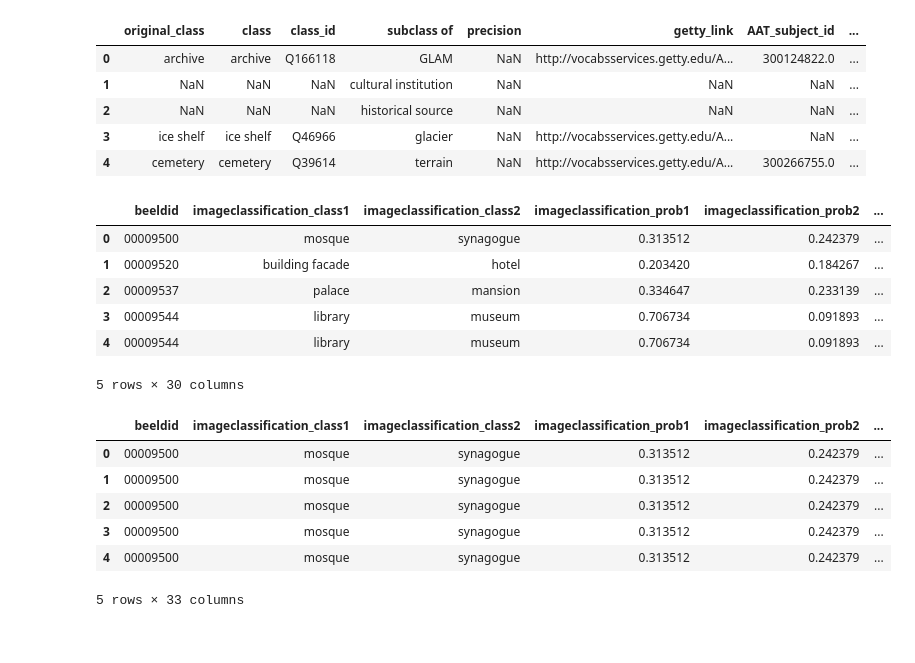
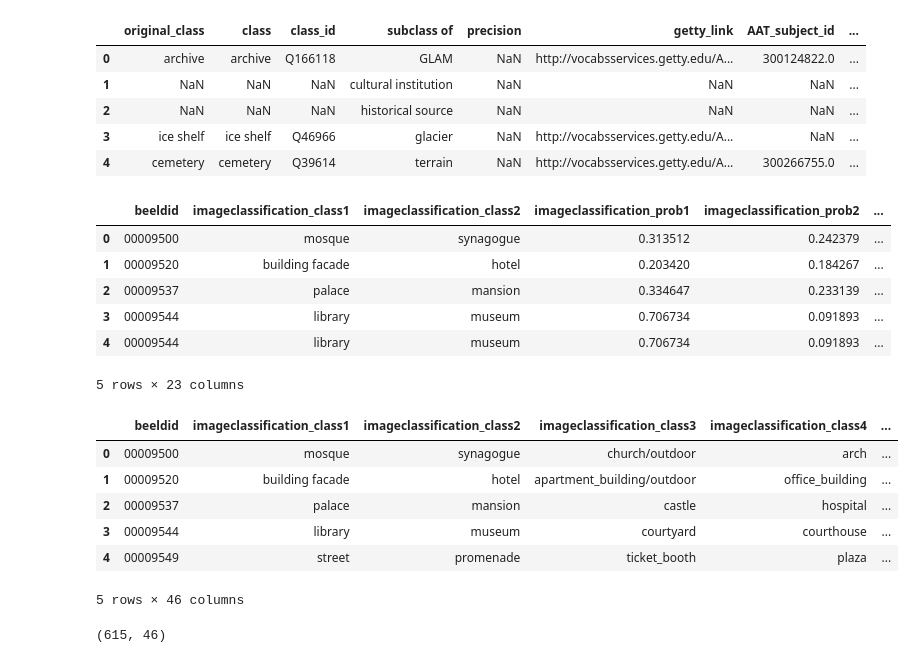
Before and after one commit to DalavanCloud/UGESCO, a Jupyter notebook: main_notebook.ipynb, the cells around one changed output. Drawn from its saved outputs; the diff is of its cells as text; code cells hidden in the pictures.

```diff
--- a/main_notebook.ipynb
+++ b/main_notebook.ipynb
@@ -50,6 +54,6 @@ data.head(20)
 # %%
-#Drop temporal columns
-to_drop = [c for c in data.columns if c.startswith('temporal')]
+#Drop temporal and void columns
+to_drop = [c for c in data.columns if c.startswith('temporal') or c.endswith('spatial')]
 data.drop(to_drop, axis=1, inplace=True)
 data.head()
 # %% [output]
@@ -88,13 +93,13 @@ class_places.head()
 | 4 | cemetery | cemetery | Q39614 | terrain | NaN | http://vocabsservices.getty.edu/A... | 300266755.0 | ... |
 # %%
 # join/merge with classes_places.csv to get the class_ids
-data = pd.merge(data, class_places, how='left', left_on=['imageclassification_class1'], right_on=['original_class'])
+data = pd.merge(data, class_places[['class_id', 'original_class']], how='left', left_on=['imageclassification_class1'], right_on=['original_class'])
 data = data.rename(columns={'class_id': 'class_id1'})
 # %%
-data = pd.merge(data, class_places, how='left', left_on=['imageclassification_class2'], right_on=['original_class'], suffixes=['', '_x'])
+data = pd.merge(data, class_places[['class_id', 'original_class']], how='left', left_on=['imageclassification_class2'], right_on=['original_class'], suffixes=['', '_x'])
 data = data.rename(columns={'class_id': 'class_id2'})
 # %%
-to_drop = [c for c in data.columns if c.endswith('_x') or c.endswith('_y') or c.startswith('AAT')]
+to_drop = [c for c in data.columns if c.startswith('original_')]
 data.drop(to_drop, axis=1, inplace=True)
 data.head()
 # %% [output]
@@ -104,21 +109,25 @@ data.head()
 | 2 | 00009537 | palace | mansion | 0.334647 | 0.233139 | ... |
 | 3 | 00009544 | library | museum | 0.706734 | 0.091893 | ... |
 | 4 | 00009544 | library | museum | 0.706734 | 0.091893 | ... |
-5 rows × 30 columns
+5 rows × 23 columns
 # %%
-#join/merge with pallas_photothèque to get the keywords
-phototeque = pd.read_csv("data/phototheque_pallas.csv", encoding="utf8", dtype={'beeldid': str})
-#phototeque.head()
+#join/merge with phototheque_pallas to get the locations.
+#The csv is gzipped to get around the 100MB file weigth limitation of Github
+phototeque = pd.read_csv("data/phototheque_pallas.csv.gz", compression="gzip", encoding="utf8", dtype={'beeldid': str})
+
 data = pd.merge(data, phototeque, how='left', on=['beeldid'], suffixes=['', '_x'])
 data.head()
 # %% [output]
-|  | beeldid | imageclassification_class1 | imageclassification_class2 | imageclassification_prob1 | imageclassification_prob2 | ... |
-| 0 | 00009500 | mosque | synagogue | 0.313512 | 0.242379 | ... |
-| 1 | 00009500 | mosque | synagogue | 0.313512 | 0.242379 | ... |
-| 2 | 00009500 | mosque | synagogue | 0.313512 | 0.242379 | ... |
-| 3 | 00009500 | mosque | synagogue | 0.313512 | 0.242379 | ... |
-| 4 | 00009500 | mosque | synagogue | 0.313512 | 0.242379 | ... |
+|  | beeldid | imageclassification_class1 | imageclassification_class2 | imageclassification_class3 | imageclassification_class4 | ... |
+| 0 | 00009500 | mosque | synagogue | church/outdoor | arch | ... |
+| 1 | 00009520 | building facade | hotel | apartment_building/outdoor | office_building | ... |
+| 2 | 00009537 | palace | mansion | castle | hospital | ... |
+| 3 | 00009544 | library | museum | courtyard | courthouse | ... |
+| 4 | 00009549 | street | promenade | ticket_booth | plaza | ... |
-5 rows × 33 columns
+5 rows × 46 columns
 # %%
-#filter rows with null value
-#data[data['LEGEND'].isnull()]
+#filter rows with non null value in loc_name
+locs = data[data['loc_wikiname'].notnull()]
+locs.shape
+# %% [output]
+(615, 46)
```
Also changed, not shown: parts of 10 cells of this notebook, 6 other files.
